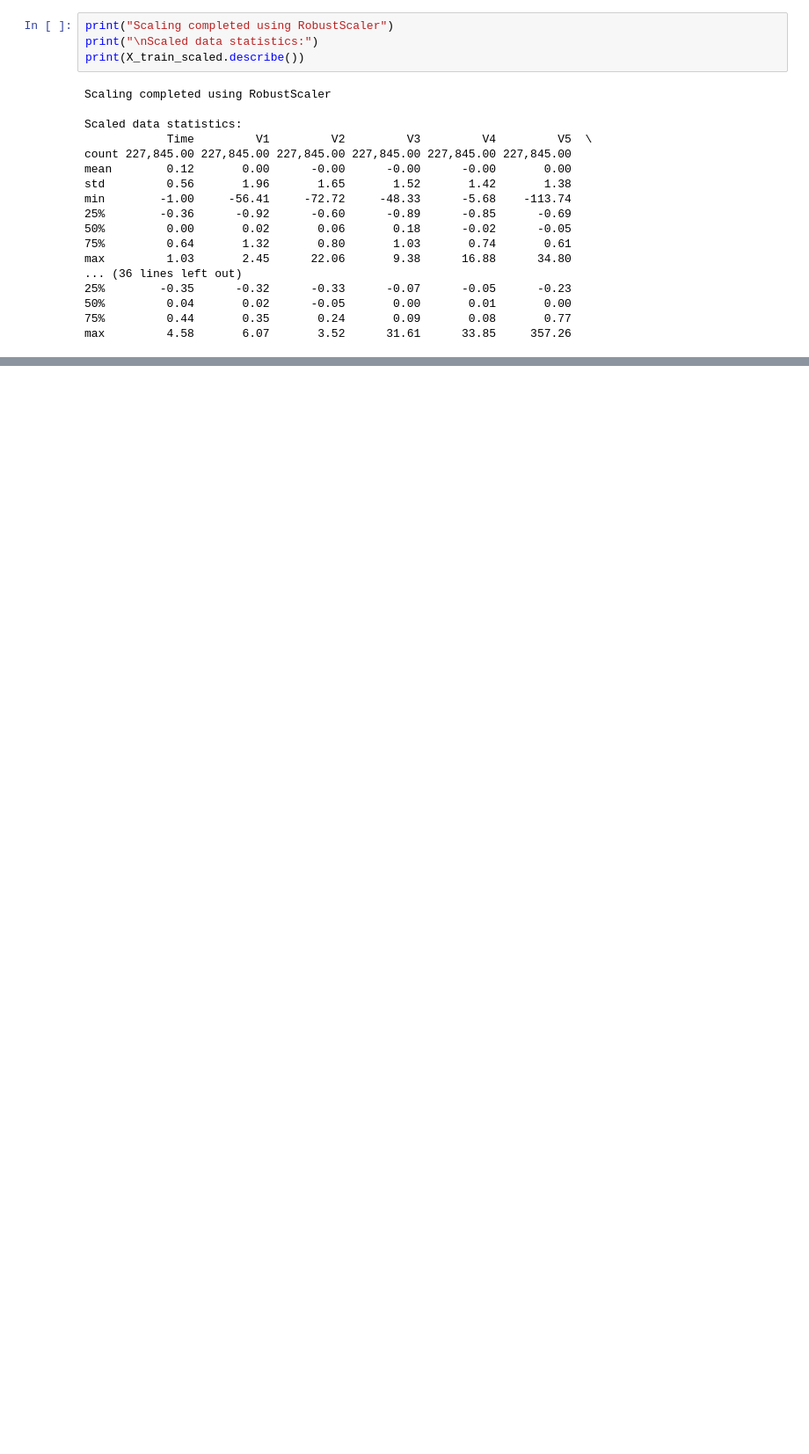
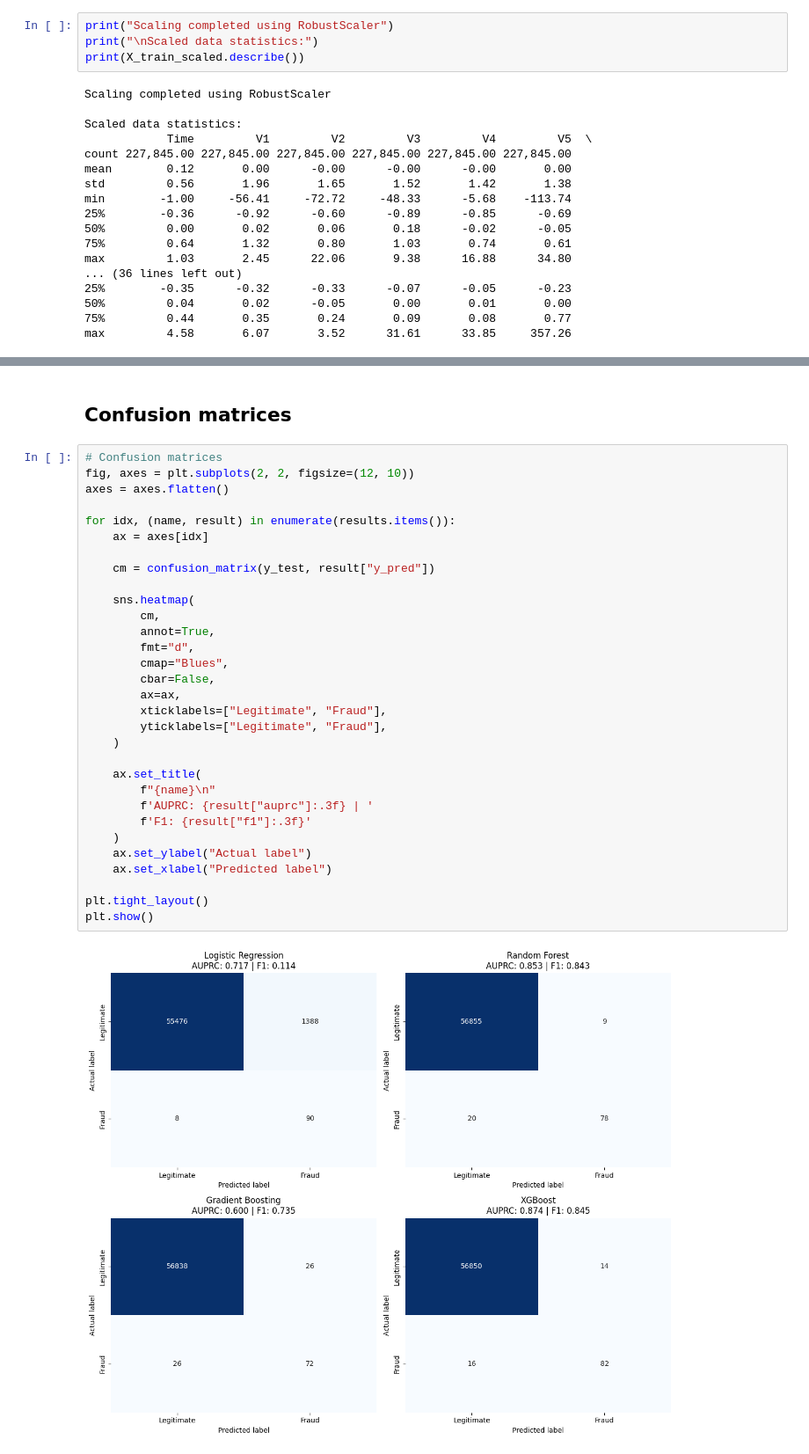
Before and after one commit to thejjeanjjorge/ml-cc-fraud-detection, a Jupyter notebook: fraud-detection/eda.ipynb, the cells around one changed output, grey strips where cells are left out. Shown at 88% size. Cells and saved outputs as stored; diff of their text form; blank space fills up the shorter version.

```diff
--- a/fraud-detection/eda.ipynb
+++ b/fraud-detection/eda.ipynb
@@ -182,0 +398,35 @@ max         4.58       6.07       3.52      31.61      33.85     357.26
+# %% [markdown]
+## Confusion matrices
+# %%
+# Confusion matrices
+fig, axes = plt.subplots(2, 2, figsize=(12, 10))
+axes = axes.flatten()
+
+for idx, (name, result) in enumerate(results.items()):
+    ax = axes[idx]
+
+    cm = confusion_matrix(y_test, result["y_pred"])
+
+    sns.heatmap(
+        cm,
+        annot=True,
+        fmt="d",
+        cmap="Blues",
+        cbar=False,
+        ax=ax,
+        xticklabels=["Legitimate", "Fraud"],
+        yticklabels=["Legitimate", "Fraud"],
+    )
+
+    ax.set_title(
+        f"{name}\n"
+        f'AUPRC: {result["auprc"]:.3f} | '
+        f'F1: {result["f1"]:.3f}'
+    )
+    ax.set_ylabel("Actual label")
+    ax.set_xlabel("Predicted label")
+
+plt.tight_layout()
+plt.show()
+# %% [output]
+[figure, added]
```
Also changed, not shown: parts of 12 cells of this notebook.
